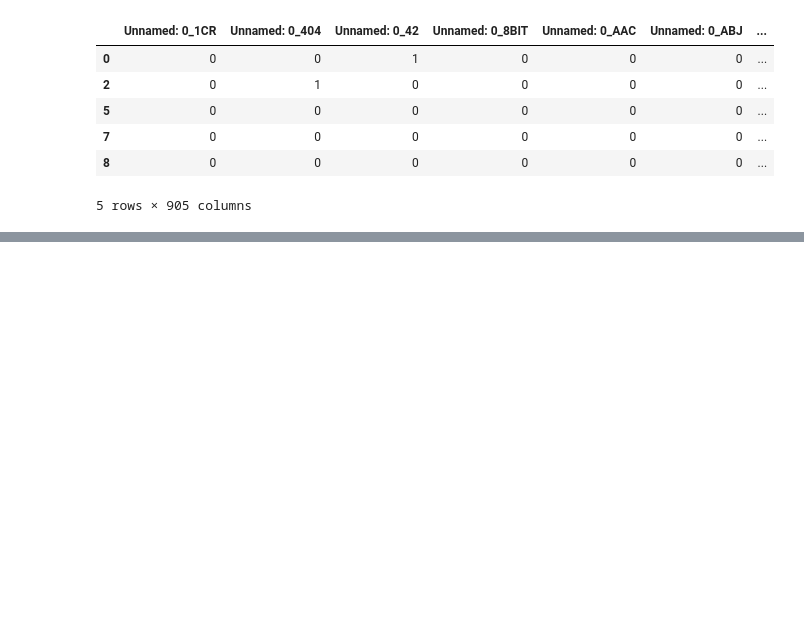
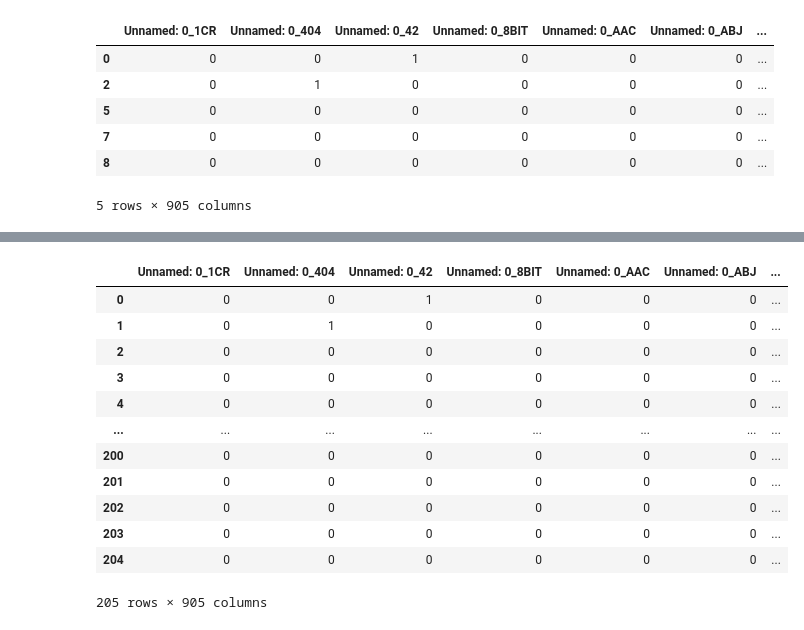
Before and after one commit to jared-roussel/unsupervised-learning-challenge, a Jupyter notebook: data-prep.ipynb, the cells around one changed output, grey strips where cells are left out. Cells and saved outputs as stored; diff of their text form; code cells hidden in the pictures; blank space fills up the shorter version.

```diff
--- a/data-prep.ipynb
+++ b/data-prep.ipynb
@@ -145,3 +134,7 @@ df.head()
 | 7 | 0 | 0 | 0 | 0 | 0 | 0 | ... |
 | 8 | 0 | 0 | 0 | 0 | 0 | 0 | ... |
 5 rows × 905 columns
+# %%
+#Drop NaN from
+df = df.dropna(axis=0, how='any', thresh=None, subset=None, inplace=False)
+df.head()
@@ -148,3 +149,19 @@ df.head()
+# %%
+df.reset_index(drop = True)
+# %% [output]
+|  | Unnamed: 0_1CR | Unnamed: 0_404 | Unnamed: 0_42 | Unnamed: 0_8BIT | Unnamed: 0_AAC | Unnamed: 0_ABJ | ... |
+| 0 | 0 | 0 | 1 | 0 | 0 | 0 | ... |
+| 1 | 0 | 1 | 0 | 0 | 0 | 0 | ... |
+| 2 | 0 | 0 | 0 | 0 | 0 | 0 | ... |
+| 3 | 0 | 0 | 0 | 0 | 0 | 0 | ... |
+| 4 | 0 | 0 | 0 | 0 | 0 | 0 | ... |
+| ... | ... | ... | ... | ... | ... | ... | ... |
+| 200 | 0 | 0 | 0 | 0 | 0 | 0 | ... |
+| 201 | 0 | 0 | 0 | 0 | 0 | 0 | ... |
+| 202 | 0 | 0 | 0 | 0 | 0 | 0 | ... |
+| 203 | 0 | 0 | 0 | 0 | 0 | 0 | ... |
+| 204 | 0 | 0 | 0 | 0 | 0 | 0 | ... |
+205 rows × 905 columns
 # %%
 #Dimensionality reduction with PCA
 from sklearn.decomposition import PCA
```
Also changed, not shown: parts of 8 cells of this notebook.
